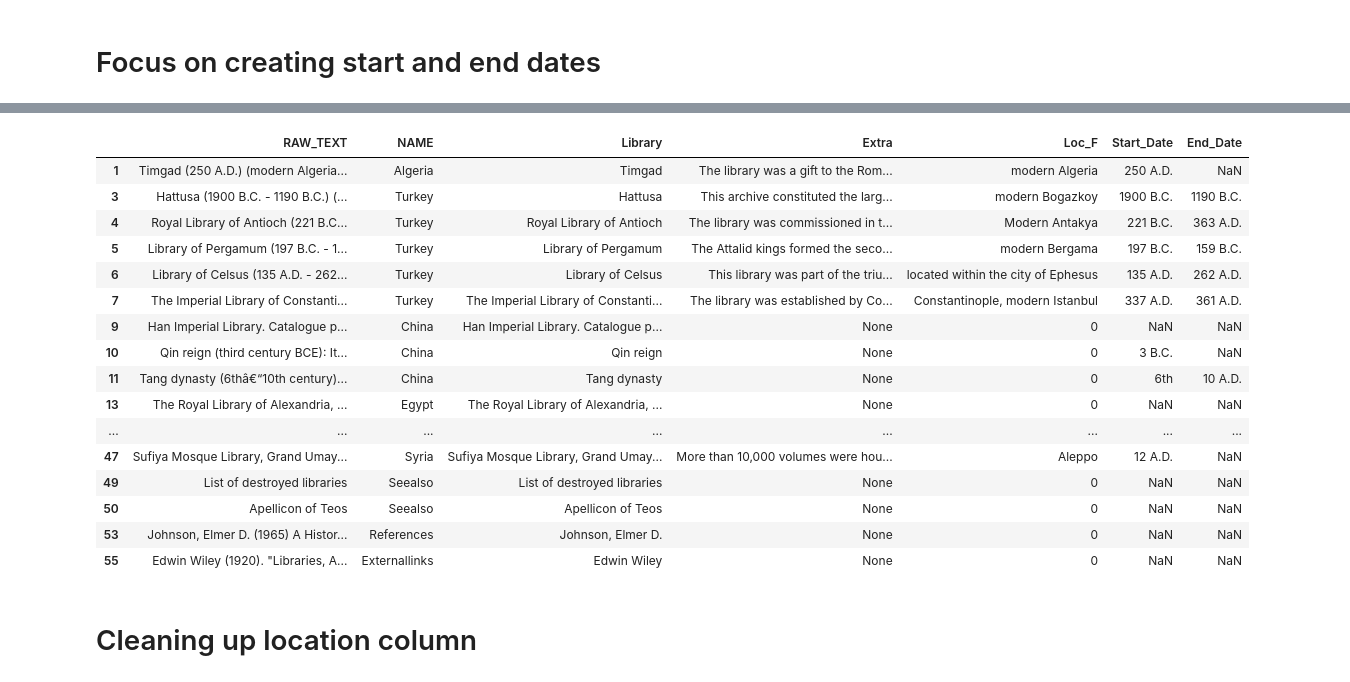
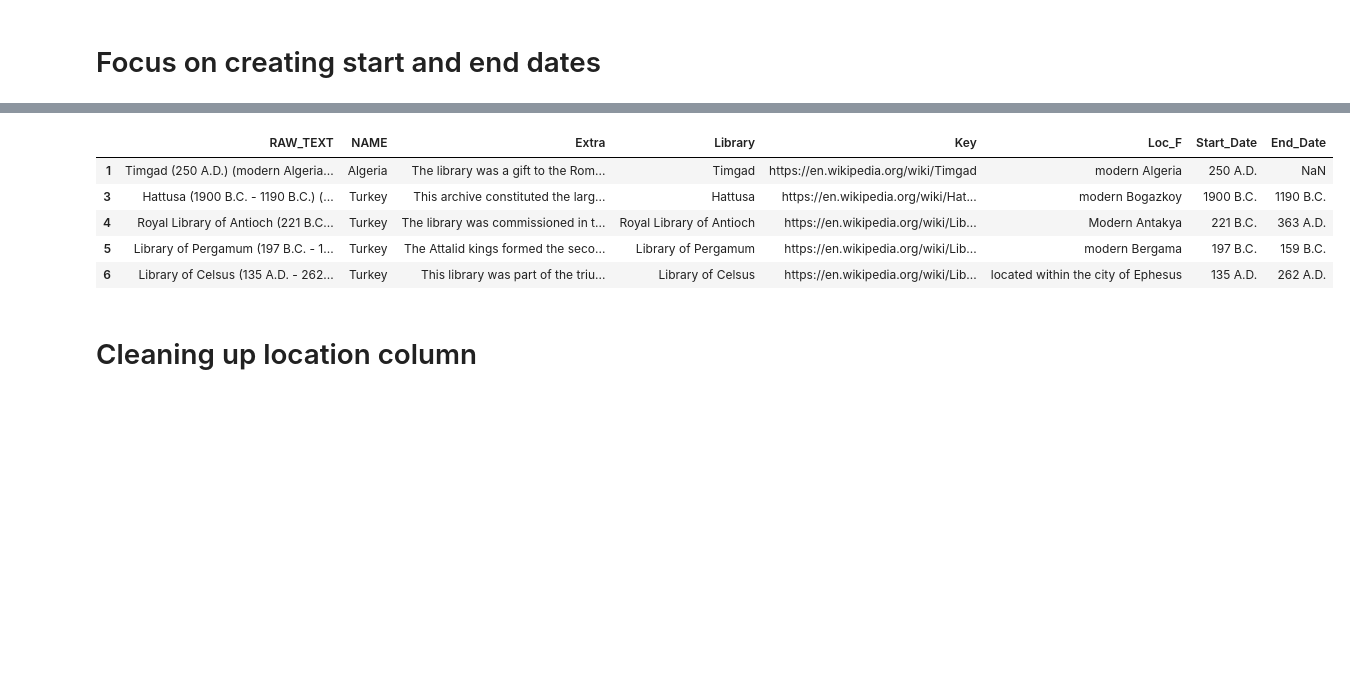
Before and after one commit to Data-HistoryLovers/Hist_Blogs, a Jupyter notebook: Hist01_AncientLibraries.ipynb, the cells around one changed output, grey strips where cells are left out. Drawn from its saved outputs; the diff is of its cells as text; code cells hidden in the pictures; blank space fills up the shorter version.

Commit message:
First push to git for Data for History Lover blog!

```diff
--- a/Hist01_AncientLibraries.ipynb
+++ b/Hist01_AncientLibraries.ipynb
@@ -62,4 +62,5 @@ df
 # %%
 df.iloc[:, 1] = df.iloc[:, 1].fillna(method='ffill')
 df2 = df[pd.notnull(df.iloc[:, 0])]
-df2
+df2 = df2[~df2.NAME.str.contains('External links|See also|References')]
+df2 = df2 = df2[~df2.RAW_TEXT.str.contains('Qin reign|Tang dynasty|The great seats of learning')]
@@ -113,0 +74,16 @@ See the caveats in the documentation: http://pandas.pydata.org/pandas-docs/stabl
+# %%
+##Initial work to seperate text contained in paranthesis - both dates and locations
+split1 = df2['RAW_TEXT'].str.split('(', n = 1, expand = True)
+df2['Temp'] = split1[1]
+split2 = df2['Temp'].str.split(')', n = 1, expand = True)
+df2['Date'] = split2[0]
+df2['Temp2'] = split2[1]
+split3 = df2['Temp2'].str.split('(', n = 1, expand = True)
+split4 = split3[1].str.split(')', n = 1, expand = True)
+df2['Loc'] = split4[0]
+df2['Extra'] = split4[1]
+split1 = split1[0].str.split(',', n = 1, expand = True)
+split1 = split1[0].str.split('.', n = 1, expand = True)
+df2['Library'] = split1[0]
+df2 = df2.drop(['Temp', 'Temp2'], axis=1)
+df2
@@ -113,0 +110,12 @@ See the caveats in the documentation: http://pandas.pydata.org/pandas-docs/stabl
+# %%
+libs = list(df2['Library'])
+a = []
+for w in libs:
+    try:
+        page = wikipedia.page(w)
+        a.append(page.url)
+    except:
+        pass # doing nothing on exception
+df_tmp = pd.DataFrame(a)
+df_tmp = df_tmp.rename(columns={df_tmp.columns[0]: "Links" })
+df2['Key']=df2.Library.apply(lambda x : [process.extract(x, df_tmp.Links, limit=1)][0][0][0])
@@ -277,27 +172,16 @@ split_date
 # %%
 ##Adding dates back in and removing not needed columns
 df2['Start_Date'] = split_date[4]
 df2['End_Date'] = split_date[7]
 df2 = df2.drop(['EXTRA', 'Date_F'], axis=1)
-df2
+df2.head()
 # %% [output]
-|  | RAW_TEXT | NAME | Library | Extra | Loc_F | Start_Date | End_Date |
-| 1 | Timgad (250 A.D.) (modern Algeria... | Algeria | Timgad | The library was a gift to the Rom... | modern Algeria | 250 A.D. | NaN |
-| 3 | Hattusa (1900 B.C. - 1190 B.C.) (... | Turkey | Hattusa | This archive constituted the larg... | modern Bogazkoy | 1900 B.C. | 1190 B.C. |
-| 4 | Royal Library of Antioch (221 B.C... | Turkey | Royal Library of Antioch | The library was commissioned in t... | Modern Antakya | 221 B.C. | 363 A.D. |
-| 5 | Library of Pergamum (197 B.C. - 1... | Turkey | Library of Pergamum | The Attalid kings formed the seco... | modern Bergama | 197 B.C. | 159 B.C. |
-| 6 | Library of Celsus (135 A.D. - 262... | Turkey | Library of Celsus | This library was part of the triu... | located within the city of Ephesus | 135 A.D. | 262 A.D. |
-| 7 | The Imperial Library of Constanti... | Turkey | The Imperial Library of Constanti... | The library was established by Co... | Constantinople, modern Istanbul | 337 A.D. | 361 A.D. |
-| 9 | Han Imperial Library. Catalogue p... | China | Han Imperial Library. Catalogue p... | None | 0 | NaN | NaN |
-| 10 | Qin reign (third century BCE): It... | China | Qin reign | None | 0 | 3 B.C. | NaN |
-| 11 | Tang dynasty (6thâ€“10th century)... | China | Tang dynasty | None | 0 | 6th | 10 A.D. |
-| 13 | The Royal Library of Alexandria, ... | Egypt | The Royal Library of Alexandria, ... | None | 0 | NaN | NaN |
-| ... | ... | ... | ... | ... | ... | ... | ... |
-| 47 | Sufiya Mosque Library, Grand Umay... | Syria | Sufiya Mosque Library, Grand Umay... | More than 10,000 volumes were hou... | Aleppo | 12 A.D. | NaN |
-| 49 | List of destroyed libraries | Seealso | List of destroyed libraries | None | 0 | NaN | NaN |
-| 50 | Apellicon of Teos | Seealso | Apellicon of Teos | None | 0 | NaN | NaN |
-| 53 | Johnson, Elmer D. (1965) A Histor... | References | Johnson, Elmer D. | None | 0 | NaN | NaN |
-| 55 | Edwin Wiley (1920). "Libraries, A... | Externallinks | Edwin Wiley | None | 0 | NaN | NaN |
+|  | RAW_TEXT | NAME | Extra | Library | Key | Loc_F | Start_Date | End_Date |
+| 1 | Timgad (250 A.D.) (modern Algeria... | Algeria | The library was a gift to the Rom... | Timgad | https://en.wikipedia.org/wiki/Timgad | modern Algeria | 250 A.D. | NaN |
+| 3 | Hattusa (1900 B.C. - 1190 B.C.) (... | Turkey | This archive constituted the larg... | Hattusa | https://en.wikipedia.org/wiki/Hat... | modern Bogazkoy | 1900 B.C. | 1190 B.C. |
+| 4 | Royal Library of Antioch (221 B.C... | Turkey | The library was commissioned in t... | Royal Library of Antioch | https://en.wikipedia.org/wiki/Lib... | Modern Antakya | 221 B.C. | 363 A.D. |
+| 5 | Library of Pergamum (197 B.C. - 1... | Turkey | The Attalid kings formed the seco... | Library of Pergamum | https://en.wikipedia.org/wiki/Lib... | modern Bergama | 197 B.C. | 159 B.C. |
+| 6 | Library of Celsus (135 A.D. - 262... | Turkey | This library was part of the triu... | Library of Celsus | https://en.wikipedia.org/wiki/Lib... | located within the city of Ephesus | 135 A.D. | 262 A.D. |
 # %% [markdown]
 # Cleaning up location column
 # %%
```
Also changed, not shown: parts of 43 cells of this notebook, 10 other files.
